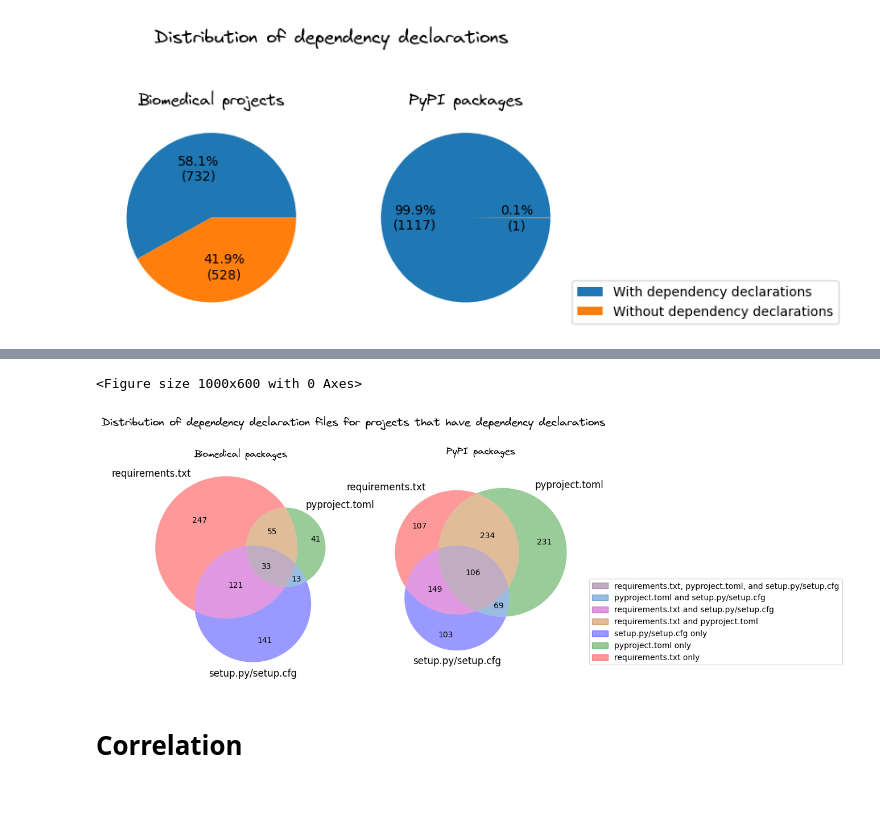
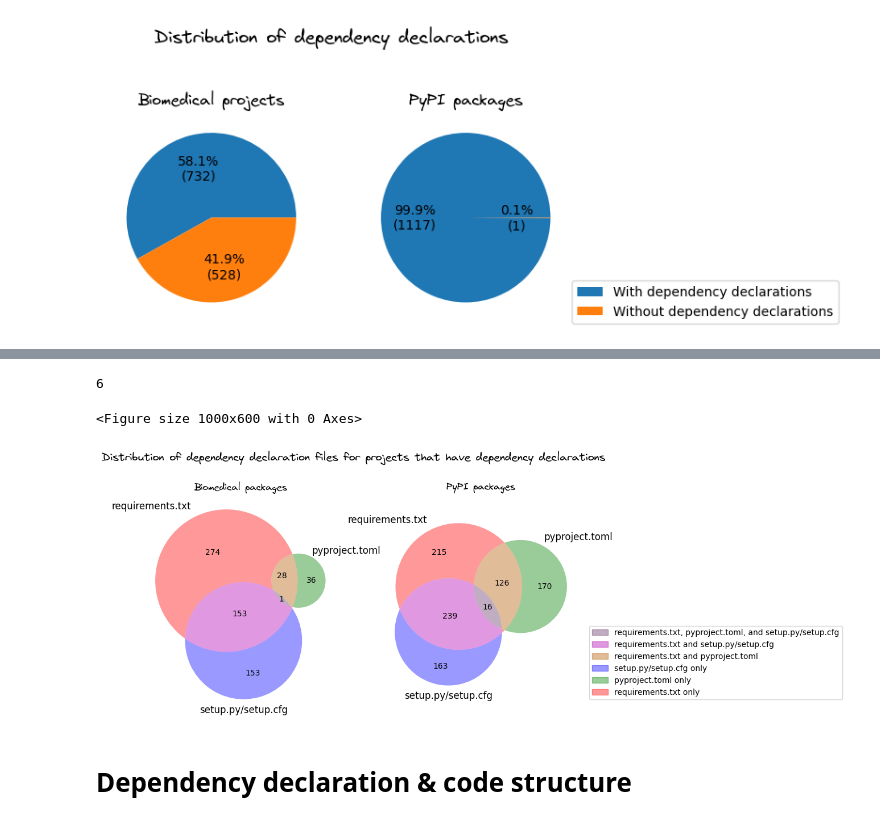
Before and after one commit to tweag/FawltyDeps-analysis, a Jupyter notebook: notebooks/analysis_biomed_pypi.ipynb, the cells around one changed output, grey strips where cells are left out. Drawn from its saved outputs; the diff is of its cells as text; code cells hidden in the pictures; blank space fills up the shorter version.

```diff
--- a/notebooks/analysis_biomed_pypi.ipynb
+++ b/notebooks/analysis_biomed_pypi.ipynb
@@ -241,6 +225,20 @@ depsfiles_pypi = get_depsfiles(data_pypi)
 # %% [output]
 732
 1117
+# %%
+project_with_deps_biomed = set()
+for project_name, depsfile in depsfiles_biomed.items():
+    for dep in depsfile:
+        if dep["parser_choice"] == "requirements.txt" or dep["deps_count"] > 0:
+            project_with_deps_biomed.add(project_name)
+            break
+
+project_with_deps_pypi = set()
+for project_name, depsfile in depsfiles_pypi.items():
+    for dep in depsfile:
+        if dep["parser_choice"] == "requirements.txt" or dep["deps_count"] > 0:
+            project_with_deps_pypi.add(project_name)
+            break
 # %%
 def autopct_format(values):
     def my_format(pct):
@@ -298,7 +320,7 @@ for project_name, deps in depsfiles_biomed.items():
             project_req_txt.add(project_name)
             break
     for dep in deps:
-        if dep["parser_choice"] == "pyproject.toml":
+        if dep["parser_choice"] == "pyproject.toml" and dep["deps_count"] > 0:
             project_pyproject_toml.add(project_name)
             break
     for dep in deps:
@@ -316,7 +338,7 @@ for project_name, deps in depsfiles_pypi.items():
             project_req_txt_pypi.add(project_name)
             break
     for dep in deps:
-        if dep["parser_choice"] == "pyproject.toml":
+        if dep["parser_choice"] == "pyproject.toml" and dep["deps_count"] > 0:
             project_pyproject_toml_pypi.add(project_name)
             break
     for dep in deps:
@@ -495,7 +517,6 @@ plt.show()
 # %%
 # Draw a venn diagram
 plt.figure()
-# ax = plt.gca()
 fig, (ax1,ax2) = plt.subplots(1, 2)
 
 set_1_name = "requirements.txt"
@@ -518,39 +539,41 @@ venn_parsers_pypi = venn3(
 # Define labels for all sets and intersections
 # for a 3-circle diagram, the sequence is 100, 010, 110, 001, 101, 011, 111
 legend_labels = [
     f"{set_1_name} only",
     f"{set_2_name} only",
     f"{set_1_name} and {set_2_name}",
     f"{set_3_name} only",
     f"{set_1_name} and {set_3_name}",
     f"{set_2_name} and {set_3_name}",
     f"{set_1_name}, {set_2_name}, and {set_3_name}",
 ]
 
 legend_handles = [
     Patch(
         color=patch.get_facecolor(),
         label=legend_labels[venn_parsers.patches.index(patch)],
     )
     for patch in venn_parsers.patches
     if patch
 ]
-order = [6, 5, 4, 2, 3, 1, 0]
+
+print(len(legend_handles))
+order = [5, 4, 2, 3, 1, 0]
 plt.legend(handles=[legend_handles[idx] for idx in order], loc=(1.04, 0))
-
 ax1.set_title("Biomedical packages", fontname='Virgil 3 YOFF', fontsize=12)
 ax2.set_title('PyPI packages', fontname='Virgil 3 YOFF', fontsize=12, y=1.08)
 
 plt.suptitle(
     "Distribution of dependency declaration files for projects that have dependency declarations", fontname='Virgil 3 YOFF', fontsize=14)
 plt.subplots_adjust(top=0.95)
 
 plt.savefig("distribution_deps_4.png", dpi=600, bbox_inches="tight")
 # %% [output]
-<Figure size 1000x600 with 0 Axes>
+6
+<Figure size 1000x600 with 0 Axes>
-[figure, old version]
+[figure, new version]
 # %% [markdown]
-# Correlation
+# Dependency declaration & code structure
 # %%
 conditions = [
     (codedirs_sum_main_biomed.index.isin(project_dep)) for project_dep in [project_req_only, project_toml_only, project_setup_only, project_req_toml, project_req_setup, project_toml_setup, project_req_toml_setup, project_no_deps]
```
Also changed, not shown: parts of 43 cells of this notebook, 1 other file.
